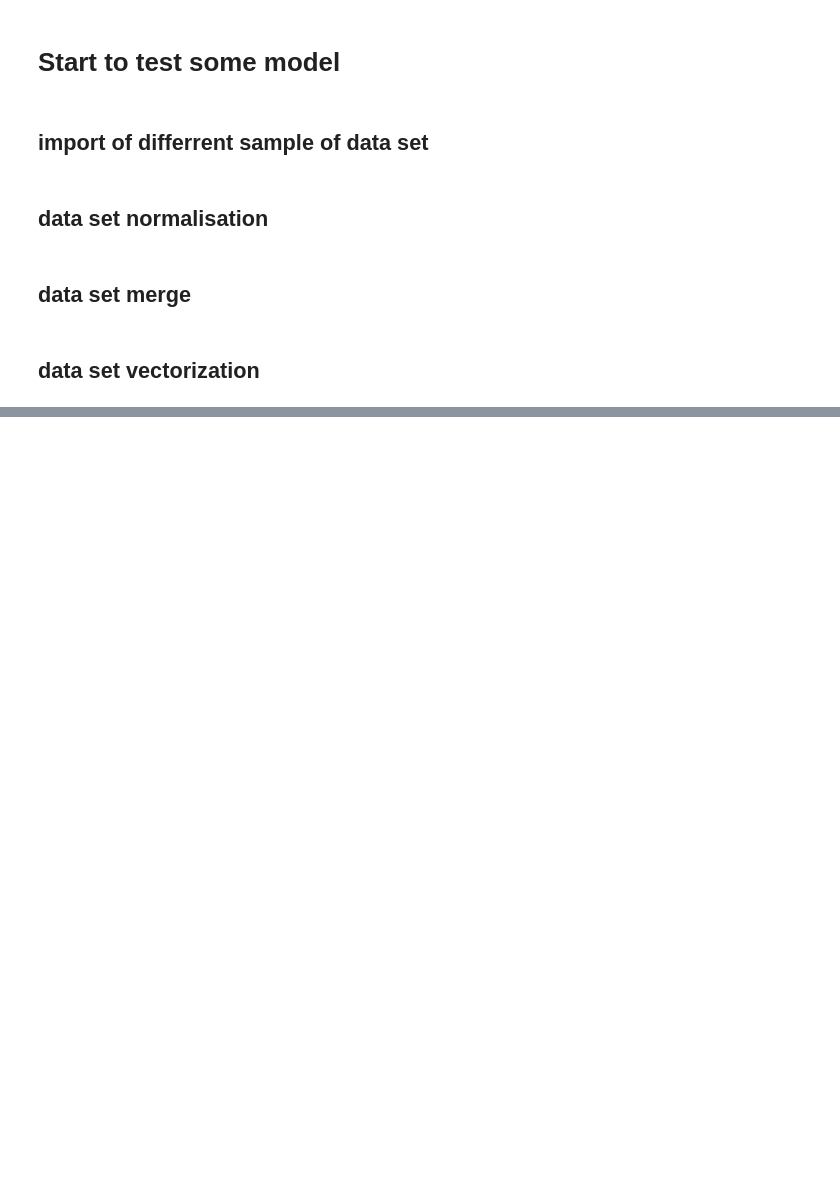
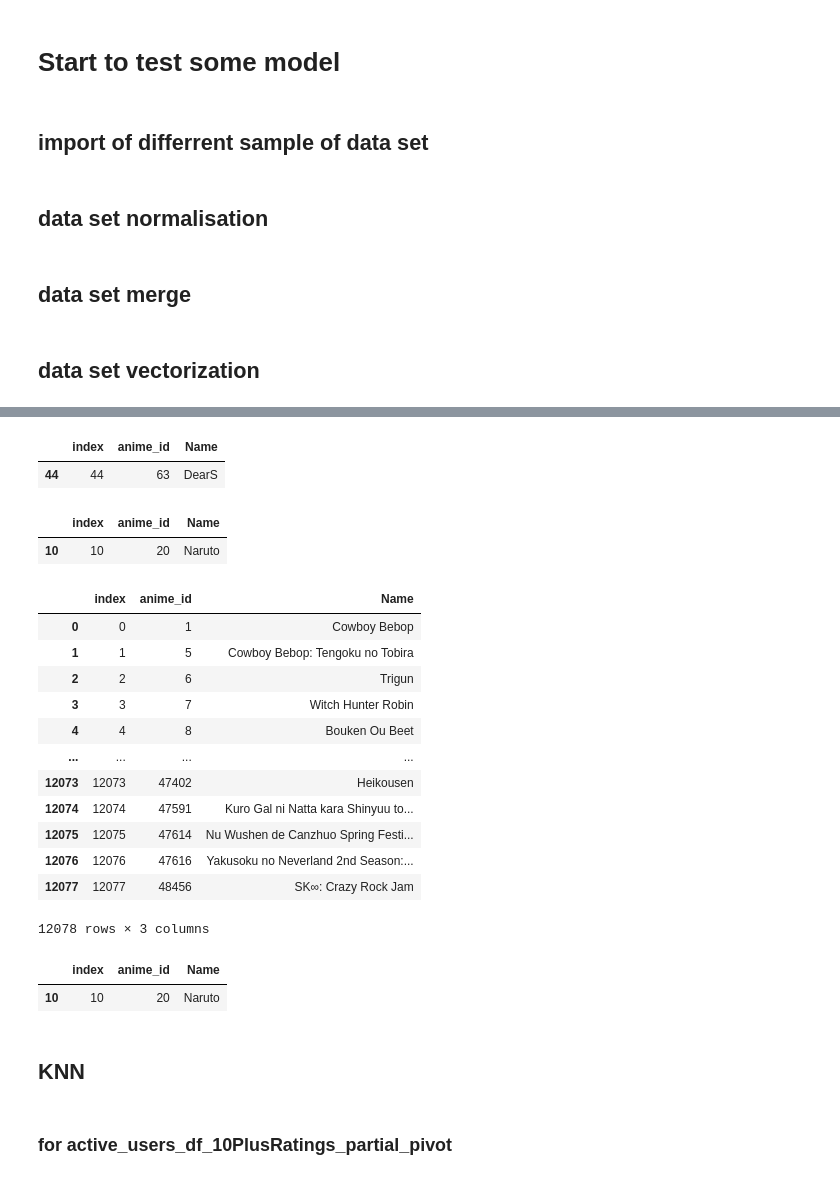
Before and after one commit to mijkami/Anime_Map, a Jupyter notebook: notebooks/Modelisation.ipynb, the cells around one changed output, grey strips where cells are left out. Cells and saved outputs as stored; diff of their text form; code cells hidden in the pictures; blank space fills up the shorter version.

```diff
--- a/notebooks/Modelisation.ipynb
+++ b/notebooks/Modelisation.ipynb
@@ -88,0 +110,35 @@ active_users_df_100PlusRatings_partial_pivot
+# %%
+anime_id_name_df_10PlusRatings.loc[[44]]
+# %% [output]
+|  | index | anime_id | Name |
+| 44 | 44 | 63 | DearS |
+# %%
+anime_id_name_df_10PlusRatings.query('Name == "Naruto"')
+# %% [output]
+|  | index | anime_id | Name |
+| 10 | 10 | 20 | Naruto |
+# %%
+anime_id_name_df_100PlusRatings = active_users_df_100PlusRatings_partial_merge[['anime_id','Name']].drop_duplicates()
+anime_id_name_df_100PlusRatings = anime_id_name_df_100PlusRatings.sort_values('anime_id')
+anime_id_name_df_100PlusRatings = anime_id_name_df_100PlusRatings.reset_index().drop(columns = 'index')
+anime_id_name_df_100PlusRatings = anime_id_name_df_100PlusRatings.reset_index()
+anime_id_name_df_100PlusRatings
+# %% [output]
+|  | index | anime_id | Name |
+| 0 | 0 | 1 | Cowboy Bebop |
+| 1 | 1 | 5 | Cowboy Bebop: Tengoku no Tobira |
+| 2 | 2 | 6 | Trigun |
+| 3 | 3 | 7 | Witch Hunter Robin |
+| 4 | 4 | 8 | Bouken Ou Beet |
+| ... | ... | ... | ... |
+| 12073 | 12073 | 47402 | Heikousen |
+| 12074 | 12074 | 47591 | Kuro Gal ni Natta kara Shinyuu to... |
+| 12075 | 12075 | 47614 | Nu Wushen de Canzhuo Spring Festi... |
+| 12076 | 12076 | 47616 | Yakusoku no Neverland 2nd Season:... |
+| 12077 | 12077 | 48456 | SK∞: Crazy Rock Jam |
+12078 rows × 3 columns
+# %%
+anime_id_name_df_10PlusRatings.query('Name == "Naruto"')
+# %% [output]
+|  | index | anime_id | Name |
+| 10 | 10 | 20 | Naruto |
@@ -89,3 +147,7 @@ active_users_df_100PlusRatings_partial_pivot
+# %% [markdown]
+## KNN
+# %% [markdown]
+### for active_users_df_10PlusRatings_partial_pivot
 # %%
 #test model knn for users
 active_users_df_10PlusRatings_partial_pivot_matrix = csr_matrix(active_users_df_10PlusRatings_partial_pivot.values)
```
Also changed, not shown: parts of 65 cells of this notebook.
